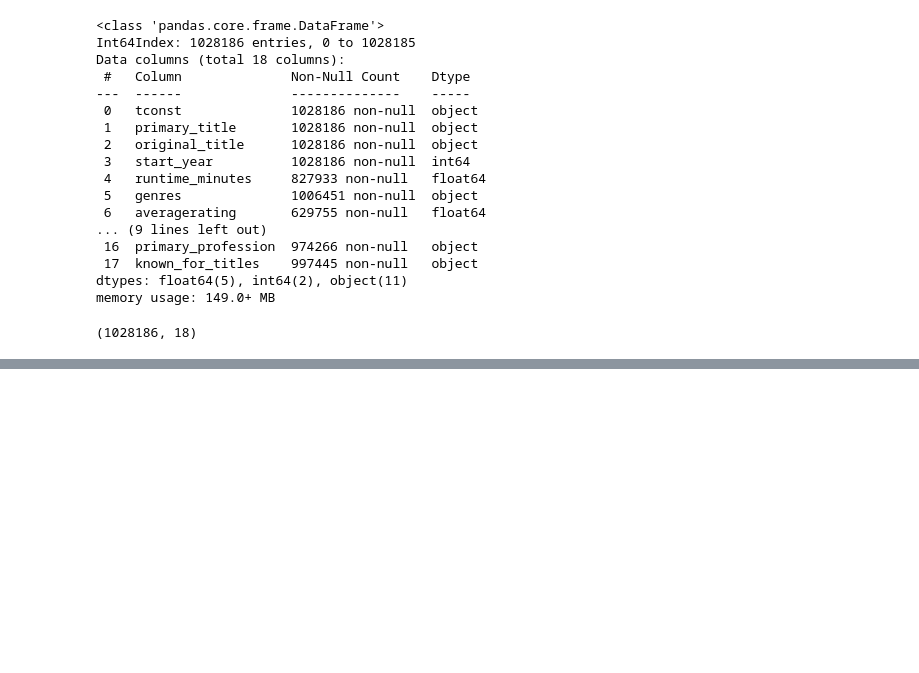
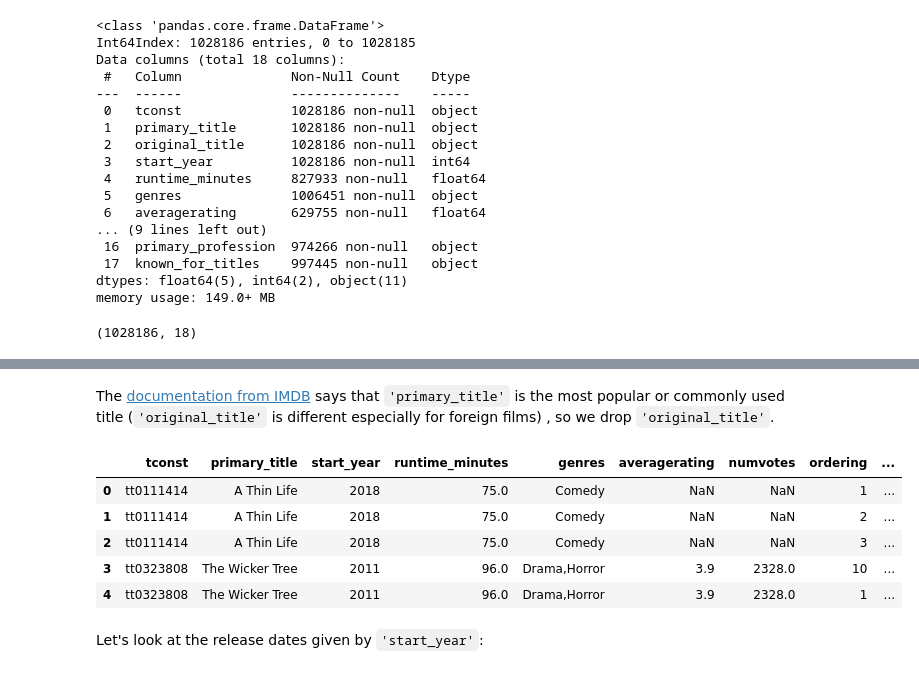
Before and after one commit to jmarkowi/Microsoft-Studios-Analysis, a Jupyter notebook: jmark_working_nb.ipynb, the cells around one changed output, grey strips where cells are left out. Saved outputs shown, nothing was run; the diff lists cells and outputs as text; code cells hidden in the pictures; blank space fills up the shorter version.

```diff
--- a/jmark_working_nb.ipynb
+++ b/jmark_working_nb.ipynb
@@ -180 +195,16 @@ This suggests that movies that have different `primary_title` and `original_titl
+# %% [markdown]
+The <a href="https://www.imdb.com/interfaces/">documentation from IMDB</a> says that `'primary_title'` is the most popular or commonly used title (`'original_title'` is different especially for foreign films) , so we drop `'original_title'`.
+# %%
+complete_df.drop('original_title', axis=1, inplace=True)
+# %%
+complete_df.head()
+# %% [output]
+|  | tconst | primary_title | start_year | runtime_minutes | genres | averagerating | numvotes | ordering | ... |
+| 0 | tt0111414 | A Thin Life | 2018 | 75.0 | Comedy | NaN | NaN | 1 | ... |
+| 1 | tt0111414 | A Thin Life | 2018 | 75.0 | Comedy | NaN | NaN | 2 | ... |
+| 2 | tt0111414 | A Thin Life | 2018 | 75.0 | Comedy | NaN | NaN | 3 | ... |
+| 3 | tt0323808 | The Wicker Tree | 2011 | 96.0 | Drama,Horror | 3.9 | 2328.0 | 10 | ... |
+| 4 | tt0323808 | The Wicker Tree | 2011 | 96.0 | Drama,Horror | 3.9 | 2328.0 | 1 | ... |
+# %% [markdown]
+Let's look at the release dates given by `'start_year'`:
 # %%
```
Also changed, not shown: parts of 17 cells of this notebook.
